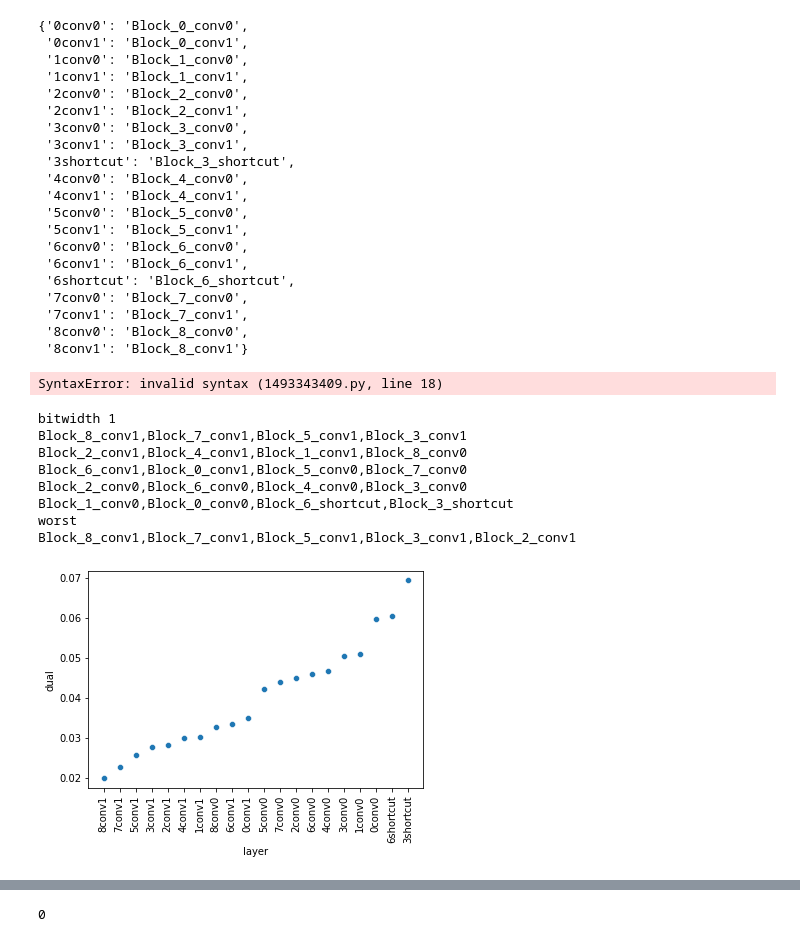
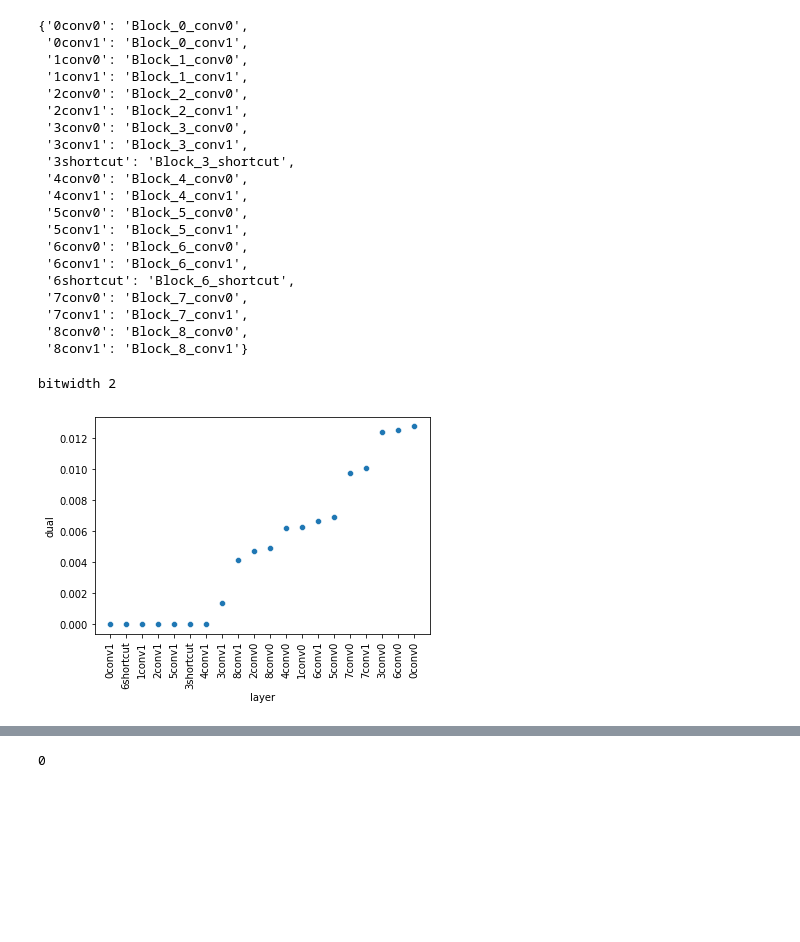
Before and after one commit to ihounie/con-qat, a Jupyter notebook: notebooks/per_layer_l2.ipynb, the cells around one changed output, grey strips where cells are left out. Drawn from its saved outputs; the diff is of its cells as text; code cells hidden in the pictures; blank space fills up the shorter version.

```diff
--- a/notebooks/per_layer_l2.ipynb
+++ b/notebooks/per_layer_l2.ipynb
@@ -80,84 +80,34 @@ short_to_long_name
  '7conv1': 'Block_7_conv1',
  '8conv0': 'Block_8_conv0',
  '8conv1': 'Block_8_conv1'}
-# %%
-def make_bash(layers_no_quant="", bitwidth=2, epsilon=0.7, tag="best"):
-    return f'''#!/bin/bash
-            for seed in 0 1 2
-            do
-                curr_dir="."
-                train_id="{len(layers_no_quant)}l_{tag}d_{bitwidth}_${{seed}}"
-                result_dir="./results/$train_id"
-                mkdir -p $result_dir
-                python -u train_pd_layers_selec.py \\
-                    --model resnet20q \\
-                    --dataset cifar10 \\
-                    --train_split train \\
-                    --lr 0.001 \\
-                    --lr_decay "50,75,90" \\
-                    --epochs 100 \\
-                    --optimizer adam \\
-                    --weight-decay 0.0 \\
-                    --results-dir $result_dir \\
-                    --bit_width_list "{bitwidth}" \\
-                    --no_quant_layer "{layers_no_quant}" \\
-                    --seed "${{seed}}" \\
-                    --wandb_log \\
-                    --epsilonlw 0.7 \\
-                    --project QSLayerRetrain
-            done
-            '''
 # %%
 import os
+from pathlib import Path
 bash_folder = "../scripts/layer_selection/"
+Path(bash_folder).mkdir(exist_ok=True, parents=True)
 epsilon = {2: 0.7, 1:0.9}
 for split in ["train"]:
     for bw in [2]:
         print("bitwidth", bw)
         query_df = all_df.query(f'bit_width=={bw} and split=="{split}" and epsilonlw<0.03')
         query_df = query_df[["layer", "dual"]].groupby(['layer'], as_index=False).mean()
         query_df = query_df.sort_values("dual")
         sns.scatterplot(x ="layer", y="dual", data=query_df)
         plt.xticks(rotation=90)
         plt.show()
         for num_l in [1, 2, 8]:
             names = [short_to_long_name[name] for name in query_df['layer'][:num_l]]
             layer_no_quant = ",".join(names)
-            bash = make_bash(layers_no_quant="", bitwidth=bw, epsilon=epsilon[bw], tag="worst")
-            file_name = "worst_{num_l}_bw_{bw}.sh"
-            with open(os.join(bash_folder, file_name), "r") as f:
+            bash = make_bash(layers_no_quant=layer_no_quant, bitwidth=bw, epsilon=epsilon[bw], tag="worst")
+            file_name = f"worst_{num_l}_bw_{bw}.sh"
+            with open(os.path.join(bash_folder, file_name), "w") as f:
                 f.write(bash)
             names = [short_to_long_name[name] for name in query_df['layer'][-num_l:]]
             layer_no_quant = ",".join(names)
-            bash = make_bash(layers_no_quant="", bitwidth=bw, epsilon=epsilon[bw], tag="best")
+            bash = make_bash(layers_no_quant=layer_no_quant, bitwidth=bw, epsilon=epsilon[bw], tag="best")
             file_name = "worst_{num_l}_bw_{bw}.sh"
-            with open(os.join(bash_folder, file_name), "r") as f:
+            with open(os.path.join(bash_folder, file_name), "w") as f:
                 f.write(bash)
 # %% [output]
-SyntaxError: invalid syntax (1493343409.py, line 18)
+bitwidth 2
+[figure, added]
-# %%
-for split in ["train"]:
-    for bw in [1]:
-        print("bitwidth", bw)
-        query_df = all_df.query(f'bit_width=={bw} and split=="{split}" and epsilonlw<0.03')
-        query_df = query_df[["layer", "dual"]].groupby(['layer'], as_index=False).mean()
-        query_df = query_df.sort_values("dual")
-        for i in range(5):
-            names = [short_to_long_name[name] for name in query_df['layer'][4*i:+4*(i+1)]]
-            print(",".join(names))
-        print("worst")
-        names = [short_to_long_name[name] for name in query_df["layer"][:5]]
-        print(",".join(names))
-        sns.scatterplot(x ="layer", y="dual", data=query_df)
-        plt.xticks(rotation=90)
-        plt.show()
-# %% [output]
-bitwidth 1
-Block_8_conv1,Block_7_conv1,Block_5_conv1,Block_3_conv1
-Block_2_conv1,Block_4_conv1,Block_1_conv1,Block_8_conv0
-Block_6_conv1,Block_0_conv1,Block_5_conv0,Block_7_conv0
-Block_2_conv0,Block_6_conv0,Block_4_conv0,Block_3_conv0
-Block_1_conv0,Block_0_conv0,Block_6_shortcut,Block_3_shortcut
-worst
-Block_8_conv1,Block_7_conv1,Block_5_conv1,Block_3_conv1,Block_2_conv1
-[figure, removed]
```
Also changed, not shown: parts of 1 cell of this notebook, 6 other files.
